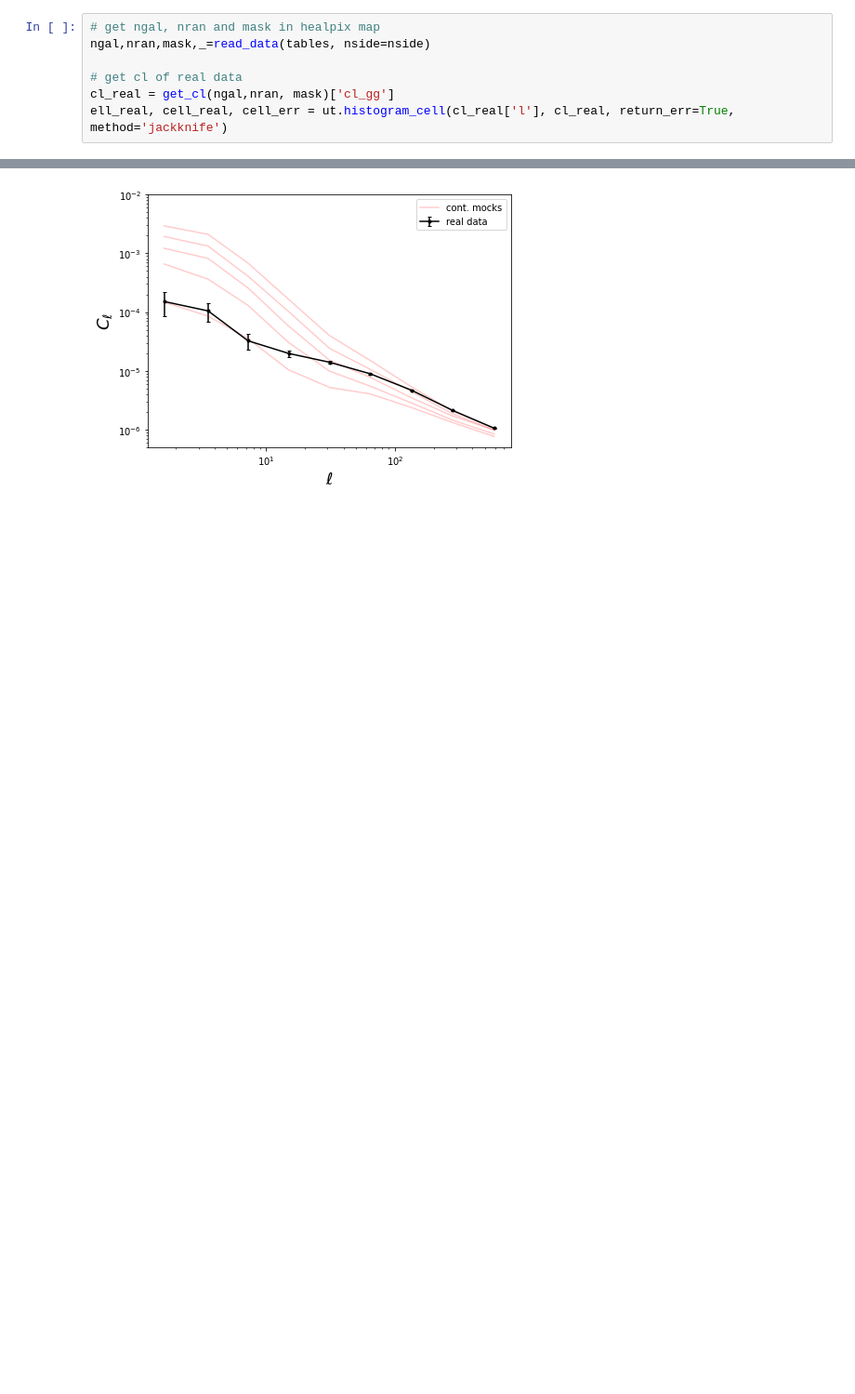
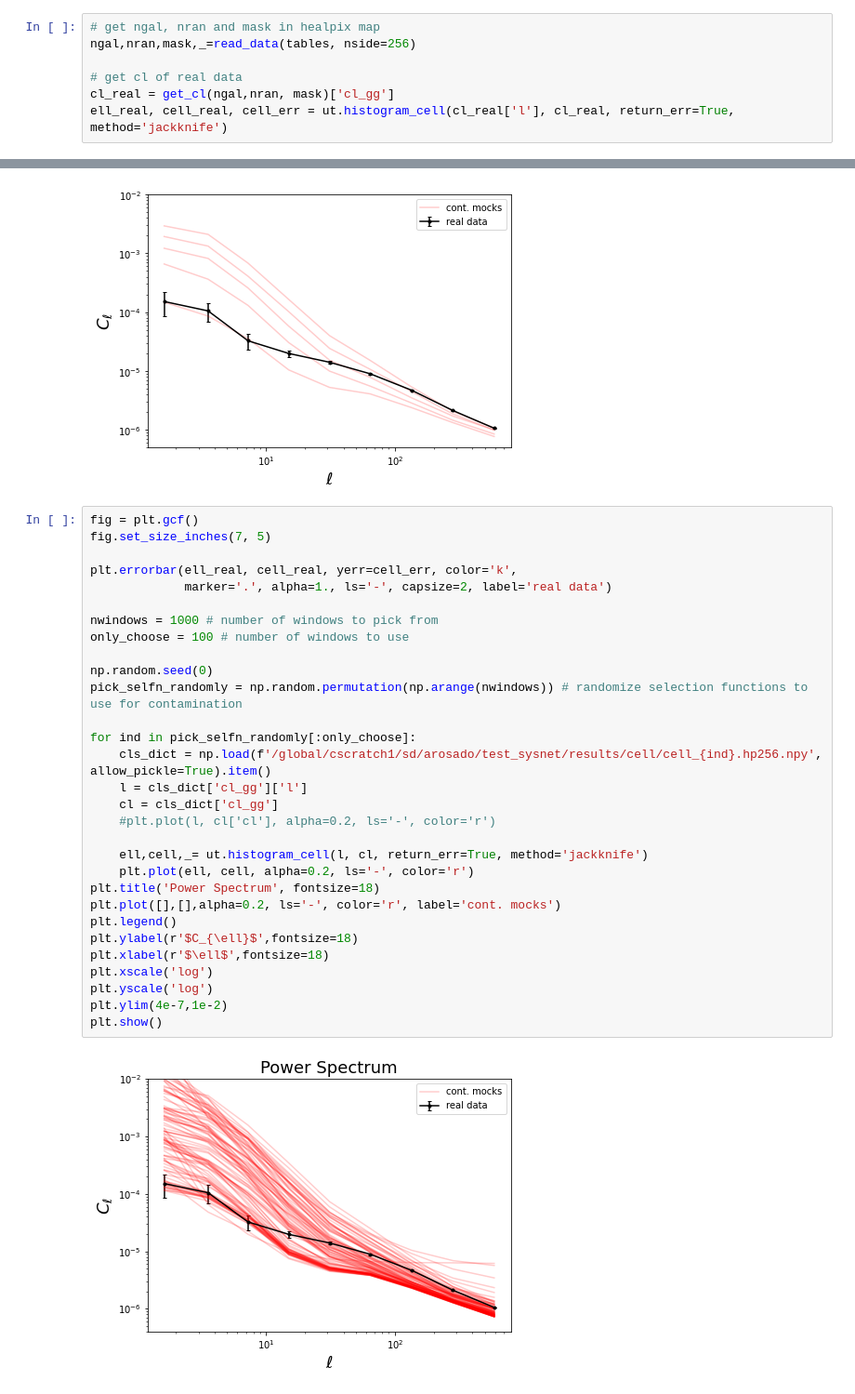
Before and after one commit to AlbertoRosado1/sysgen, a Jupyter notebook: subsample_mock_nb.ipynb, the cells around one changed output, grey strips where cells are left out. Shown: that part at 93% size. Drawn from its saved outputs; the diff is of its cells as text; blank space fills up the shorter version.

Commit message:
plot power spectrum of 100 contaminated mocks

```diff
--- a/subsample_mock_nb.ipynb
+++ b/subsample_mock_nb.ipynb
@@ -223,7 +223,7 @@ running 5/5. time elapsed: 124.28 s
 finished at 153.4814567565918 s
 # %%
 # get ngal, nran and mask in healpix map
-ngal,nran,mask,_=read_data(tables, nside=nside)
+ngal,nran,mask,_=read_data(tables, nside=256)
 
 # get cl of real data
 cl_real = get_cl(ngal,nran, mask)['cl_gg']
@@ -252,3 +252,35 @@ plt.ylim(5e-7,1e-2)
 plt.show()
 # %% [output]
 [figure]
+# %%
+fig = plt.gcf()
+fig.set_size_inches(7, 5)
+
+plt.errorbar(ell_real, cell_real, yerr=cell_err, color='k',
+             marker='.', alpha=1., ls='-', capsize=2, label='real data')
+
+nwindows = 1000 # number of windows to pick from
+only_choose = 100 # number of windows to use
+
+np.random.seed(0)
+pick_selfn_randomly = np.random.permutation(np.arange(nwindows)) # randomize selection functions to use for contamination
+
+for ind in pick_selfn_randomly[:only_choose]:
+    cls_dict = np.load(f'/global/cscratch1/sd/arosado/test_sysnet/results/cell/cell_{ind}.hp256.npy', allow_pickle=True).item()
+    l = cls_dict['cl_gg']['l']
+    cl = cls_dict['cl_gg']
+    #plt.plot(l, cl['cl'], alpha=0.2, ls='-', color='r')
+
+    ell,cell,_= ut.histogram_cell(l, cl, return_err=True, method='jackknife')
+    plt.plot(ell, cell, alpha=0.2, ls='-', color='r')
+plt.title('Power Spectrum', fontsize=18)
+plt.plot([],[],alpha=0.2, ls='-', color='r', label='cont. mocks')
+plt.legend()
+plt.ylabel(r'$C_{\ell}$',fontsize=18)
+plt.xlabel(r'$\ell$',fontsize=18)
+plt.xscale('log')
+plt.yscale('log')
+plt.ylim(4e-7,1e-2)
+plt.show()
+# %% [output]
+[figure, added]
```
Also changed, not shown: parts of 1 cell of this notebook, 2 other files.
